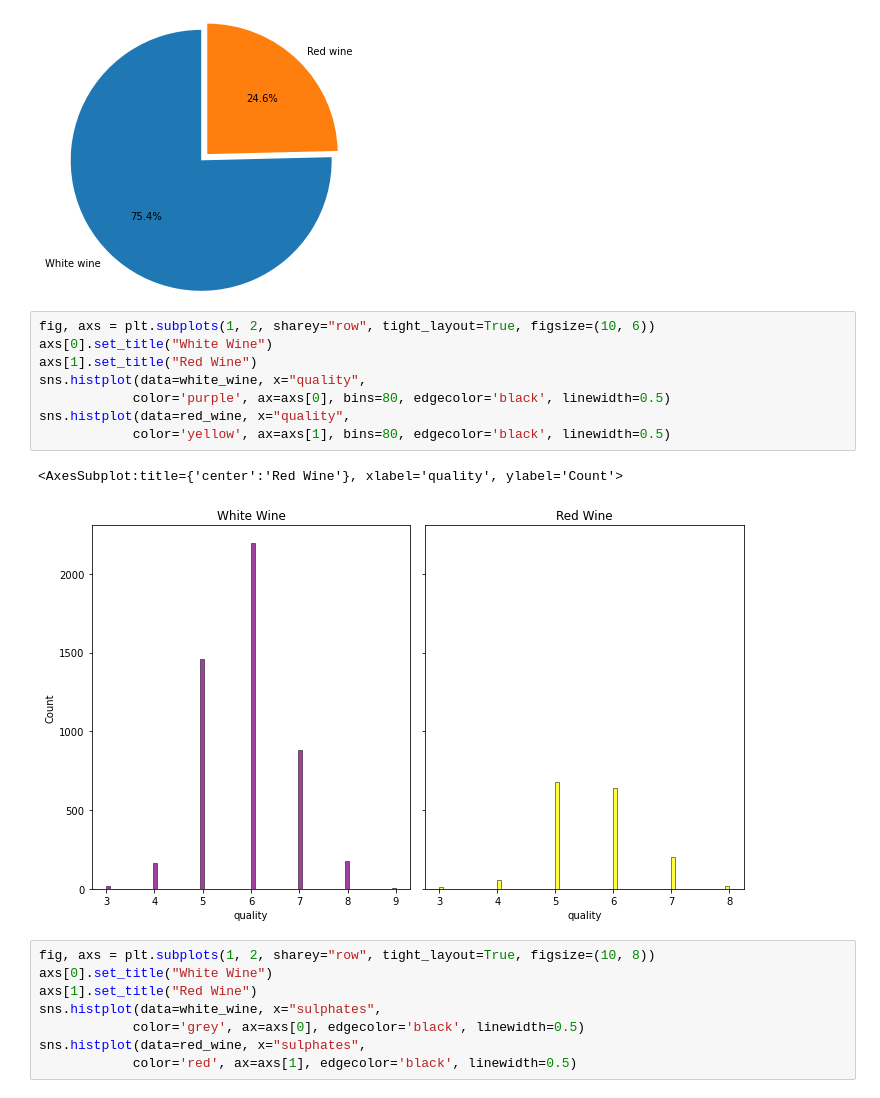
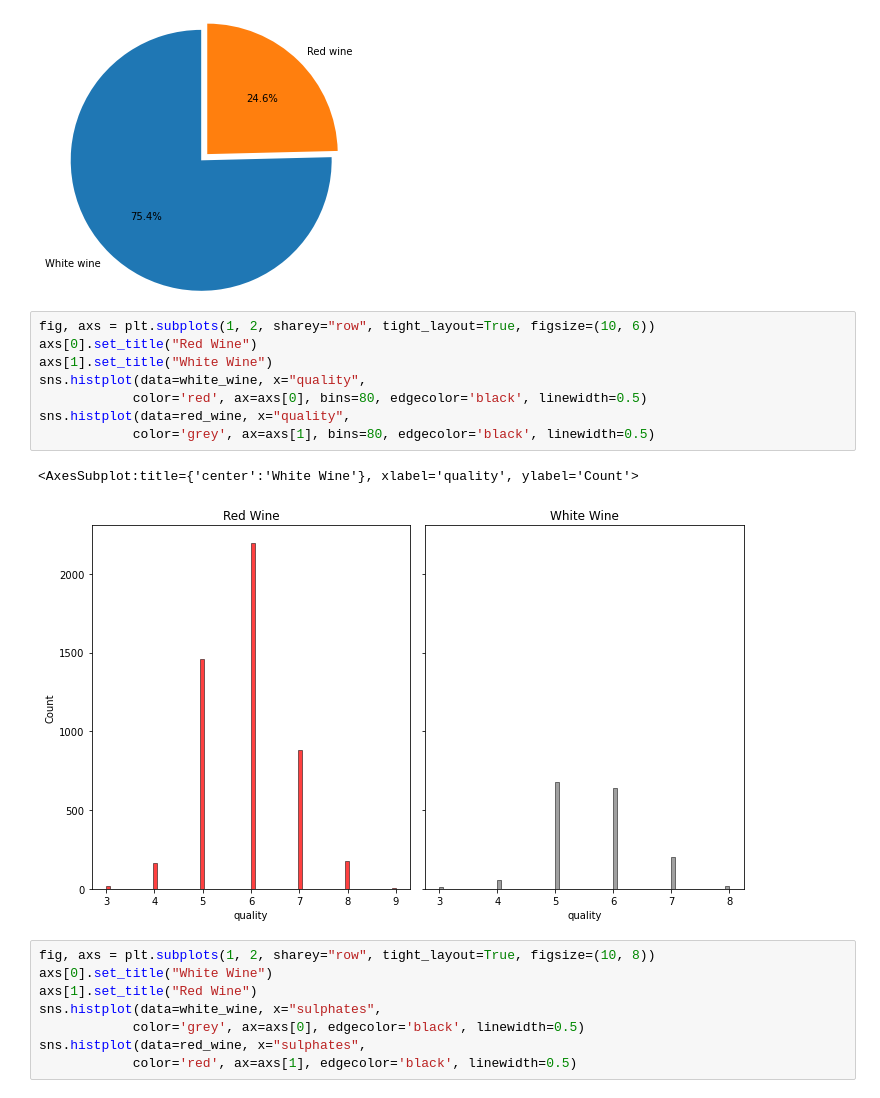
Before and after one commit to EjioforSandraAkunna/BlueBerryWine_Project, a Jupyter notebook: matplotlib_exercises.ipynb, the cells around one changed output. Cells and saved outputs as stored; diff of their text form.

```diff
--- a/matplotlib_exercises.ipynb
+++ b/matplotlib_exercises.ipynb
@@ -625,15 +640,15 @@ plt.show()
 [figure]
 # %%
 fig, axs = plt.subplots(1, 2, sharey="row", tight_layout=True, figsize=(10, 6))
-axs[0].set_title("White Wine")
-axs[1].set_title("Red Wine")
+axs[0].set_title("Red Wine")
+axs[1].set_title("White Wine")
 sns.histplot(data=white_wine, x="quality",
-            color='purple', ax=axs[0], bins=80, edgecolor='black', linewidth=0.5)
+            color='red', ax=axs[0], bins=80, edgecolor='black', linewidth=0.5)
 sns.histplot(data=red_wine, x="quality",
-            color='yellow', ax=axs[1], bins=80, edgecolor='black', linewidth=0.5)
+            color='grey', ax=axs[1], bins=80, edgecolor='black', linewidth=0.5)
 # %% [output]
-<AxesSubplot:title={'center':'Red Wine'}, xlabel='quality', ylabel='Count'>
+<AxesSubplot:title={'center':'White Wine'}, xlabel='quality', ylabel='Count'>
-[figure, old version]
+[figure, new version]
 # %%
 fig, axs = plt.subplots(1, 2, sharey="row", tight_layout=True, figsize=(10, 8))
 axs[0].set_title("White Wine")
```
Also changed, not shown: parts of 4 cells of this notebook, 1 other file.
